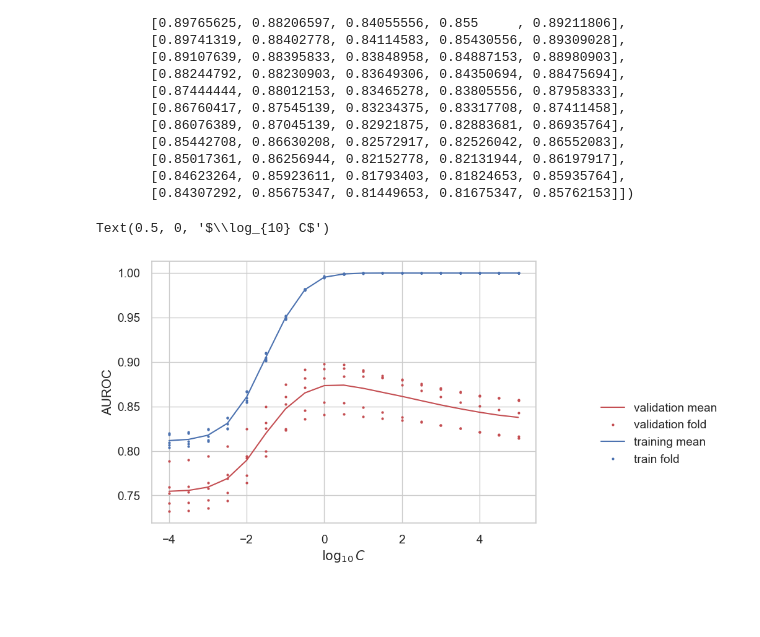
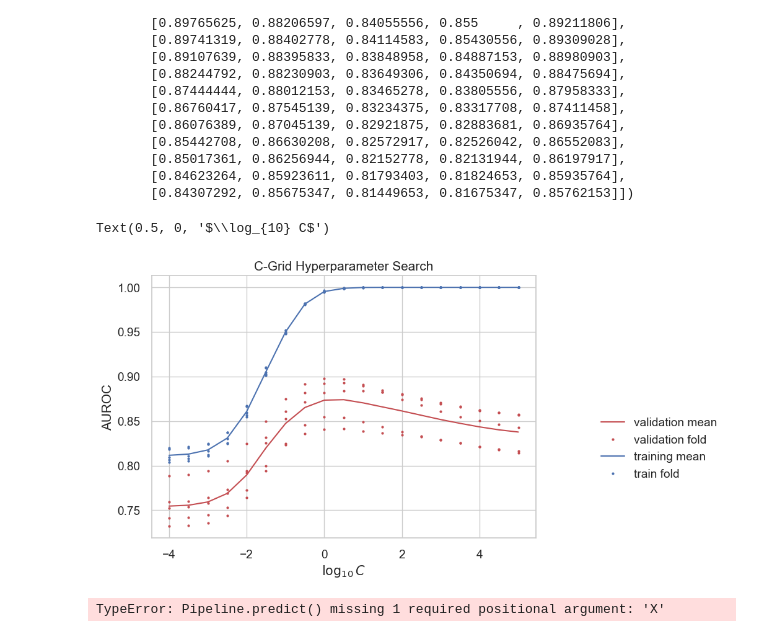
Before and after one commit to jmkeusch/cs135_proja, a Jupyter notebook: problem1_figures.ipynb, the cells around one changed output. Saved outputs shown, nothing was run; the diff lists cells and outputs as text; code cells hidden in the pictures; blank space fills up the shorter version.

Commit message:
plot title, trouble on y_pred

```diff
--- a/problem1_figures.ipynb
+++ b/problem1_figures.ipynb
@@ -46,26 +43,33 @@ array([[0.78859375, 0.75942708, 0.74104167, 0.73213542, 0.75215278],
 # %%
 # first line: data points along C values for train performance
 # second line: data points along C values for mean validation performance
 
 c_grid_log = np.log10(PARAM_GRID['classify__C'])
 val_performance = search.cv_results_['mean_test_roc_auc']
 train_performance = search.cv_results_['mean_train_roc_auc']
 
 val_all_folds_performance = np.transpose([search.cv_results_[f'split{k}_test_roc_auc'] for k in range(5)])
 train_all_folds_performance = np.transpose([search.cv_results_[f'split{k}_train_roc_auc'] for k in range(5)])
 
 # TODO: make legend explicit so we can avoid duplicate labels
+plt.title('C-Grid Hyperparameter Search')
 plt.plot(c_grid_log, val_performance, 'r-', label='validation mean')
 plt.plot(c_grid_log, val_all_folds_performance, 'r.', label='validation fold')
 plt.plot(c_grid_log, train_performance, 'b-', label='training mean')
 plt.plot(c_grid_log, train_all_folds_performance, 'b.', label='train fold')
 
 handles, labels = plt.gca().get_legend_handles_labels()
 by_label = dict(zip(labels, handles))
 plt.legend(by_label.values(), by_label.keys(), bbox_to_anchor=(1.5, 0.5))
 
 plt.ylabel('AUROC')
 plt.xlabel('$\log_{10} C$')
 # %% [output]
 Text(0.5, 0, '$\\log_{10} C$')
-[figure, old version]
+[figure, new version]
+# %%
+best_model = search.best_estimator_
+
+#y_pred = best_model.predict()
+# %% [output]
+TypeError: Pipeline.predict() missing 1 required positional argument: 'X'
```
Also changed, not shown: parts of 1 cell of this notebook, 1 other file.
